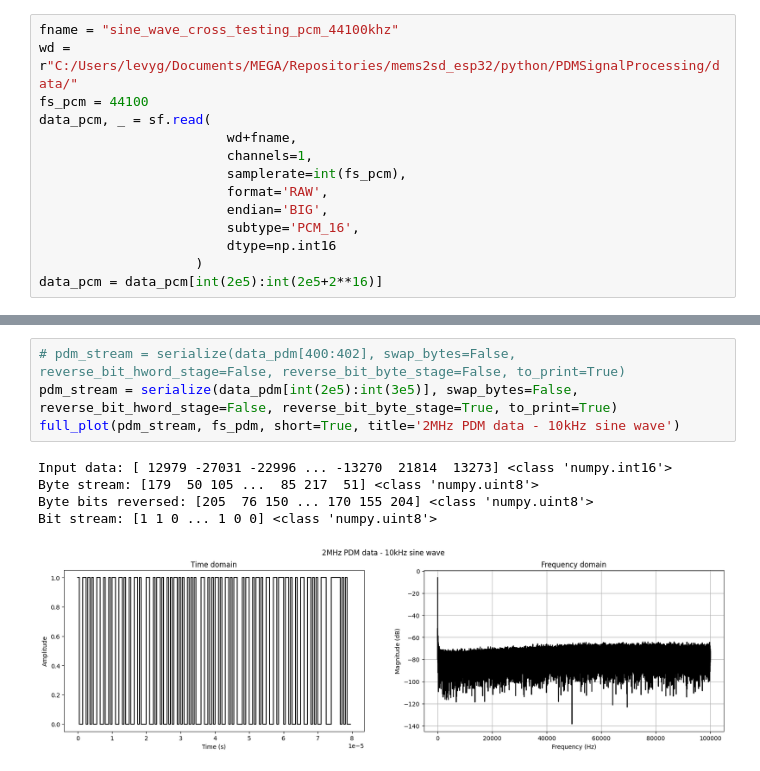
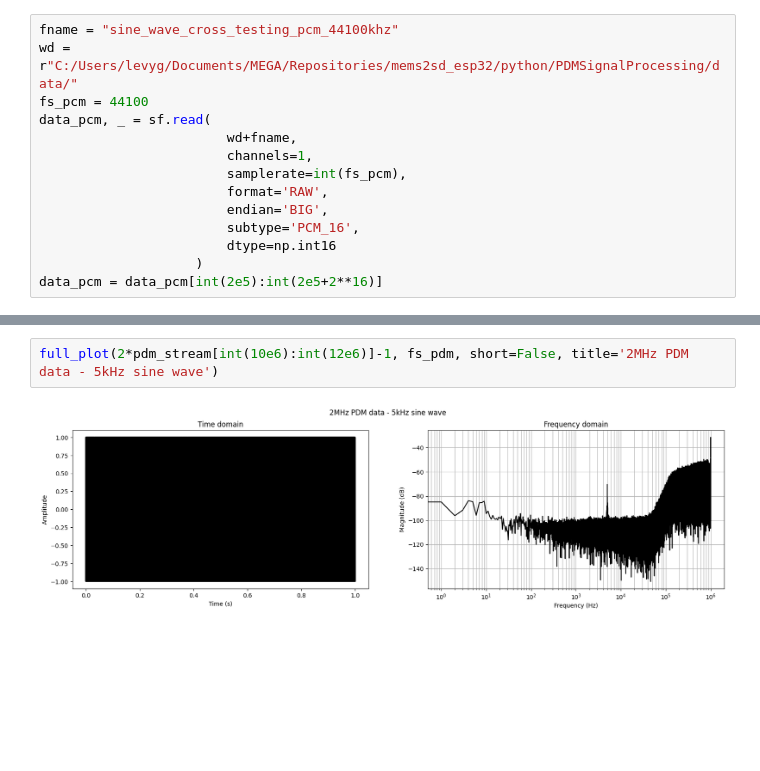
Before and after one commit to Lwao/mems2sd_esp32, a Jupyter notebook: python/PDMSignalProcessing/SineWaveCrossTesting.ipynb, the cells around one changed output, grey strips where cells are left out. Cells and saved outputs as stored; diff of their text form; blank space fills up the shorter version.

```diff
--- a/python/PDMSignalProcessing/SineWaveCrossTesting.ipynb
+++ b/python/PDMSignalProcessing/SineWaveCrossTesting.ipynb
@@ -62,11 +49,5 @@ data_pdm, _ = sf.read(
-# %%
-# pdm_stream = serialize(data_pdm[400:402], swap_bytes=False, reverse_bit_hword_stage=False, reverse_bit_byte_stage=False, to_print=True)
-pdm_stream = serialize(data_pdm[int(2e5):int(3e5)], swap_bytes=False, reverse_bit_hword_stage=False, reverse_bit_byte_stage=True, to_print=True)
-full_plot(pdm_stream, fs_pdm, short=True, title='2MHz PDM data - 10kHz sine wave')
-# %% [output]
-Input data: [ 12979 -27031 -22996 ... -13270  21814  13273] <class 'numpy.int16'>
-Byte stream: [179  50 105 ...  85 217  51] <class 'numpy.uint8'>
-Byte bits reversed: [205  76 150 ... 170 155 204] <class 'numpy.uint8'>
-Bit stream: [1 1 0 ... 1 0 0] <class 'numpy.uint8'>
-[figure, removed]
+# %%
+full_plot(2*pdm_stream[int(10e6):int(12e6)]-1, fs_pdm, short=False, title='2MHz PDM data - 5kHz sine wave')
+# %% [output]
+[figure, added]
 # %%
```
Also changed, not shown: parts of 7 cells of this notebook, 14 other files.
